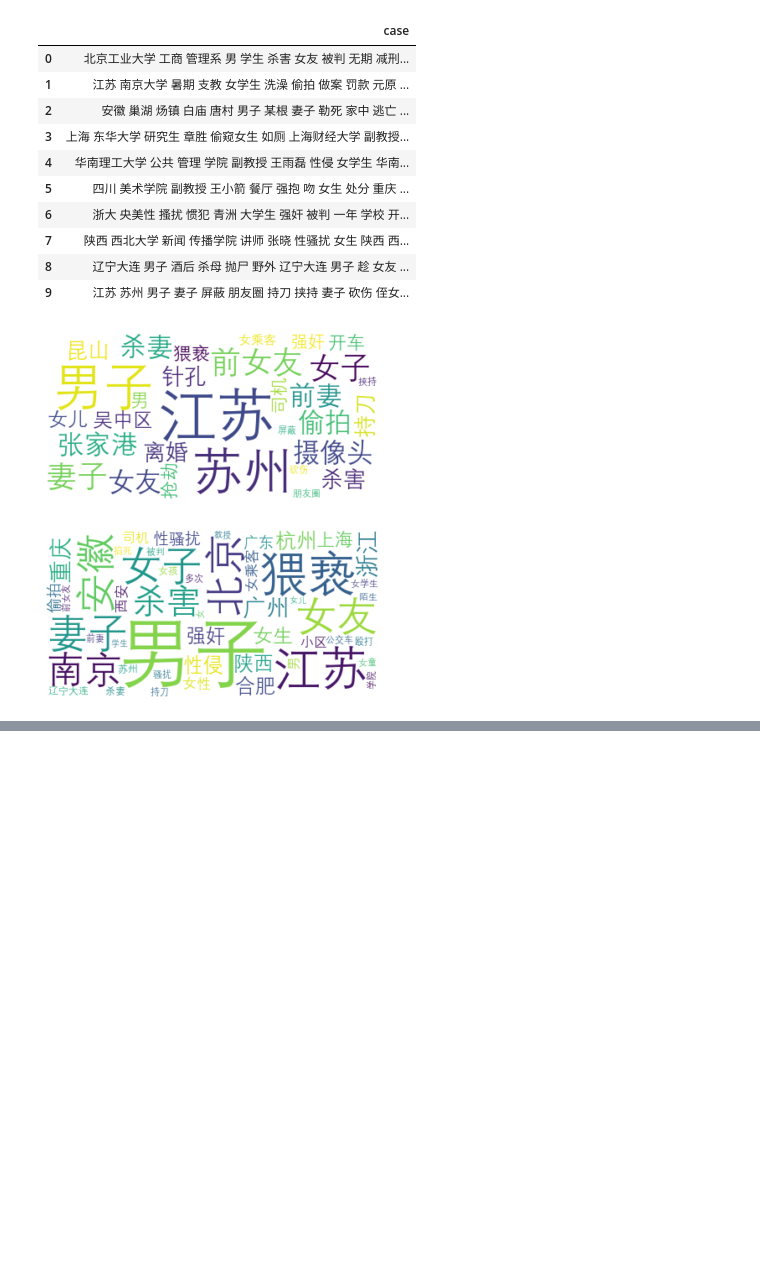
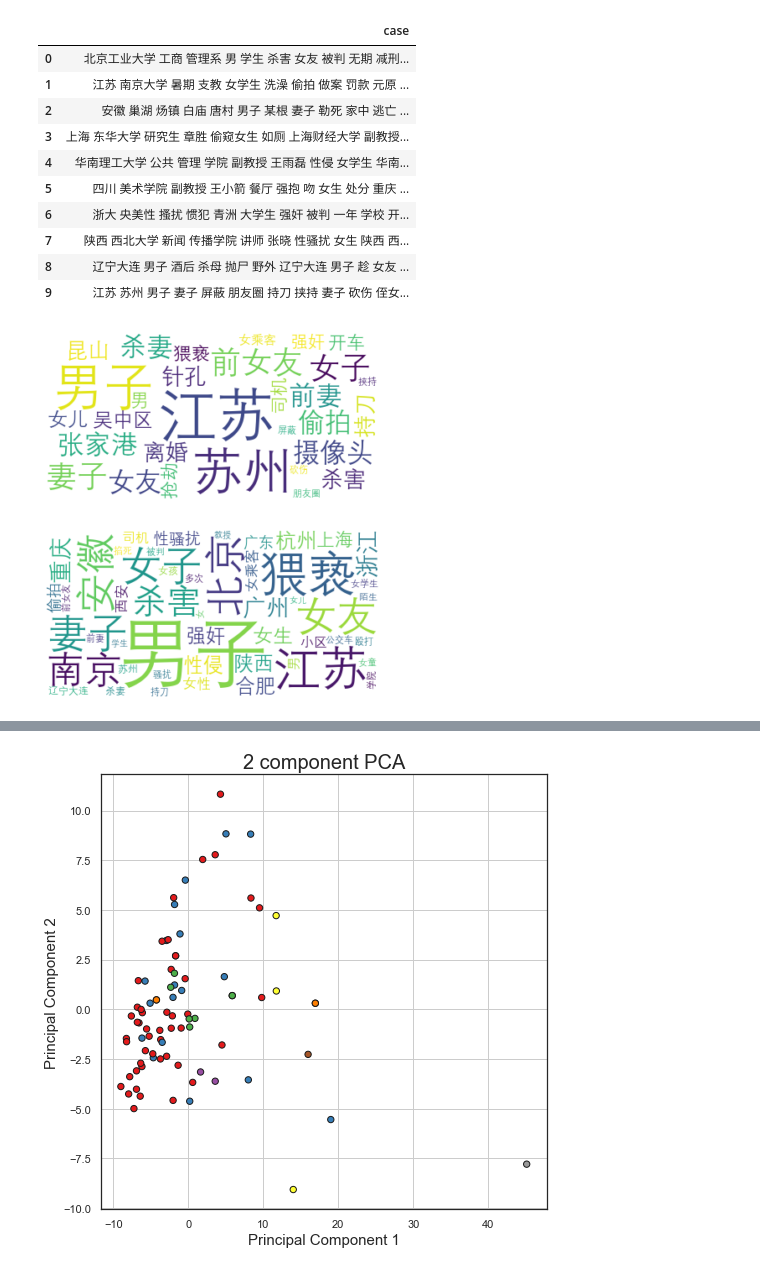
Before and after one commit to cs-ssa-w21/final-project-rooibos, a Jupyter notebook: visualization.ipynb, the cells around one changed output, grey strips where cells are left out. Saved outputs shown, nothing was run; the diff lists cells and outputs as text; code cells hidden in the pictures; blank space fills up the shorter version.

```diff
--- a/visualization.ipynb
+++ b/visualization.ipynb
@@ -355,0 +479,5 @@ M.save("WordCloudOnMap.html")
+# %%
+se_small = se_small.dropna()
+se_cnt = pd.merge(se_small, crime, on="City", how="inner")
+se_cnt = se_cnt1.iloc[:, 2:-2].astype("float64")
+se_cnt
@@ -355,0 +498,8 @@ M.save("WordCloudOnMap.html")
+# %%
+features = [i for i in se_cnt.columns.to_list() if i != "Count"]
+# Separating out the features
+x = se_cnt.loc[:, features].values
+# Separating out the target
+y = se_cnt.loc[:, "Count"].values
+# Standardizing the features
+x = preprocessing.StandardScaler().fit_transform(x)
@@ -355,0 +522,8 @@ M.save("WordCloudOnMap.html")
+# %%
+pca = PCA(n_components=2)
+x_reduced = pca.fit_transform(x)
+pdf = pd.DataFrame(data = x_reduced,
+                   columns = ['principal component 1',
+                              'principal component 2'])
+df = pd.concat([pdf, se_cnt.Count], axis = 1)
+df
@@ -355,0 +544,12 @@ M.save("WordCloudOnMap.html")
+# %%
+fig = plt.figure(figsize = (8,8))
+ax = fig.add_subplot(1,1,1)
+ax.set_xlabel('Principal Component 1', fontsize = 15)
+ax.set_ylabel('Principal Component 2', fontsize = 15)
+ax.set_title('2 component PCA', fontsize = 20)
+
+ax.scatter(x_reduced[:, 0], x_reduced[:, 1], c=y,
+           cmap=plt.cm.Set1, edgecolor='k', s=40)
+ax.grid()
+# %% [output]
+[figure, added]
```
Also changed, not shown: parts of 43 cells of this notebook.
